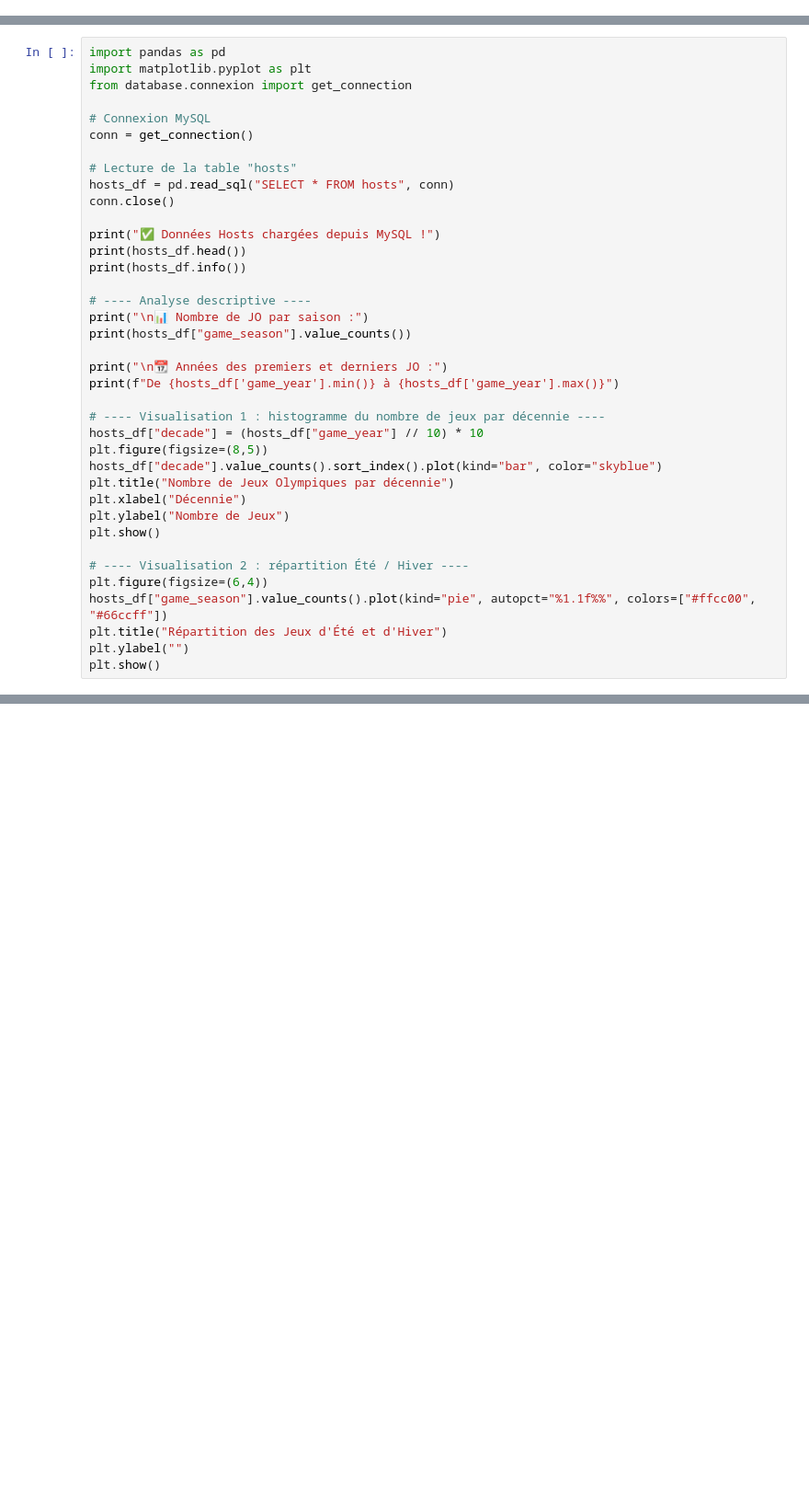
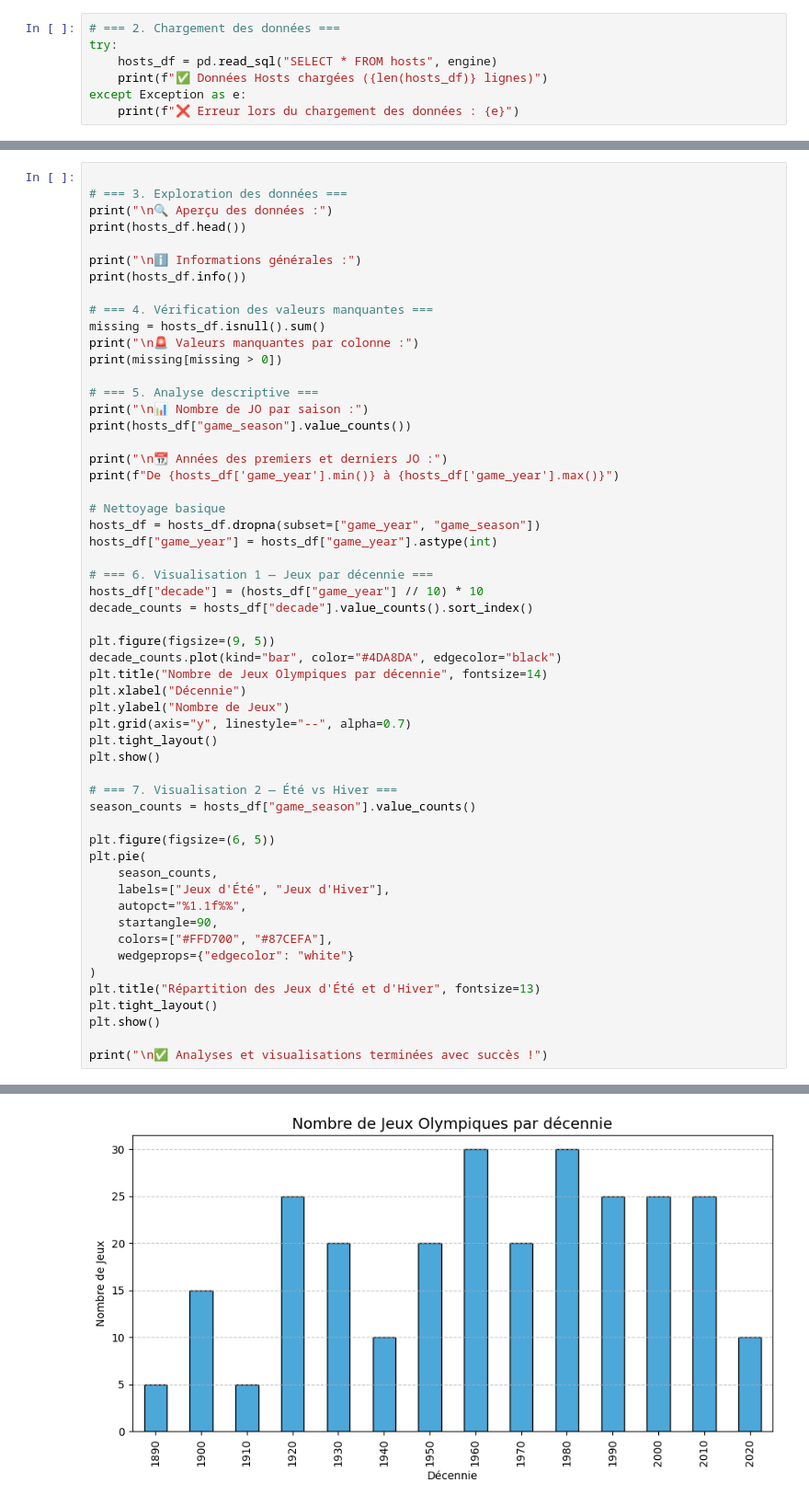
Before and after one commit to Abondance69/Olympics, a Jupyter notebook: notebooks/exploration.ipynb, the cells around one changed output, grey strips where cells are left out. Shown at 92% size. Saved outputs shown, nothing was run; the diff lists cells and outputs as text; blank space fills up the shorter version.

```diff
--- a/notebooks/exploration.ipynb
+++ b/notebooks/exploration.ipynb
@@ -0,0 +38,7 @@
+# %%
+# === 2. Chargement des données ===
+try:
+    hosts_df = pd.read_sql("SELECT * FROM hosts", engine)
+    print(f"✅ Données Hosts chargées ({len(hosts_df)} lignes)")
+except Exception as e:
+    print(f"❌ Erreur lors du chargement des données : {e}")
@@ -1,39 +47,56 @@
 # %%
-import pandas as pd
-import matplotlib.pyplot as plt
-from database.connexion import get_connection
 
-# Connexion MySQL
-conn = get_connection()
+# === 3. Exploration des données ===
+print("\n🔍 Aperçu des données :")
+print(hosts_df.head())
 
-# Lecture de la table "hosts"
-hosts_df = pd.read_sql("SELECT * FROM hosts", conn)
-conn.close()
-
-print("✅ Données Hosts chargées depuis MySQL !")
-print(hosts_df.head())
+print("\nℹ️ Informations générales :")
 print(hosts_df.info())
 
-# ---- Analyse descriptive ----
+# === 4. Vérification des valeurs manquantes ===
+missing = hosts_df.isnull().sum()
+print("\n🚨 Valeurs manquantes par colonne :")
+print(missing[missing > 0])
+
+# === 5. Analyse descriptive ===
 print("\n📊 Nombre de JO par saison :")
 print(hosts_df["game_season"].value_counts())
 
 print("\n📆 Années des premiers et derniers JO :")
 print(f"De {hosts_df['game_year'].min()} à {hosts_df['game_year'].max()}")
 
-# ---- Visualisation 1 : histogramme du nombre de jeux par décennie ----
+# Nettoyage basique
+hosts_df = hosts_df.dropna(subset=["game_year", "game_season"])
+hosts_df["game_year"] = hosts_df["game_year"].astype(int)
+
+# === 6. Visualisation 1 — Jeux par décennie ===
 hosts_df["decade"] = (hosts_df["game_year"] // 10) * 10
-plt.figure(figsize=(8,5))
-hosts_df["decade"].value_counts().sort_index().plot(kind="bar", color="skyblue")
-plt.title("Nombre de Jeux Olympiques par décennie")
+decade_counts = hosts_df["decade"].value_counts().sort_index()
+
+plt.figure(figsize=(9, 5))
+decade_counts.plot(kind="bar", color="#4DA8DA", edgecolor="black")
+plt.title("Nombre de Jeux Olympiques par décennie", fontsize=14)
 plt.xlabel("Décennie")
 plt.ylabel("Nombre de Jeux")
+plt.grid(axis="y", linestyle="--", alpha=0.7)
+plt.tight_layout()
 plt.show()
 
-# ---- Visualisation 2 : répartition Été / Hiver ----
-plt.figure(figsize=(6,4))
-hosts_df["game_season"].value_counts().plot(kind="pie", autopct="%1.1f%%", colors=["#ffcc00", "#66ccff"])
-plt.title("Répartition des Jeux d'Été et d'Hiver")
-plt.ylabel("")
+# === 7. Visualisation 2 — Été vs Hiver ===
+season_counts = hosts_df["game_season"].value_counts()
+
+plt.figure(figsize=(6, 5))
+plt.pie(
+    season_counts,
+    labels=["Jeux d'Été", "Jeux d'Hiver"],
+    autopct="%1.1f%%",
+    startangle=90,
+    colors=["#FFD700", "#87CEFA"],
+    wedgeprops={"edgecolor": "white"}
+)
+plt.title("Répartition des Jeux d'Été et d'Hiver", fontsize=13)
+plt.tight_layout()
 plt.show()
+
+print("\n✅ Analyses et visualisations terminées avec succès !")
 # %% [output]
@@ -40,0 +120 @@ ModuleNotFoundError: No module named 'matplotlib'
+[figure, added]
```
Also changed, not shown: parts of 5 cells of this notebook, 32 other files.
